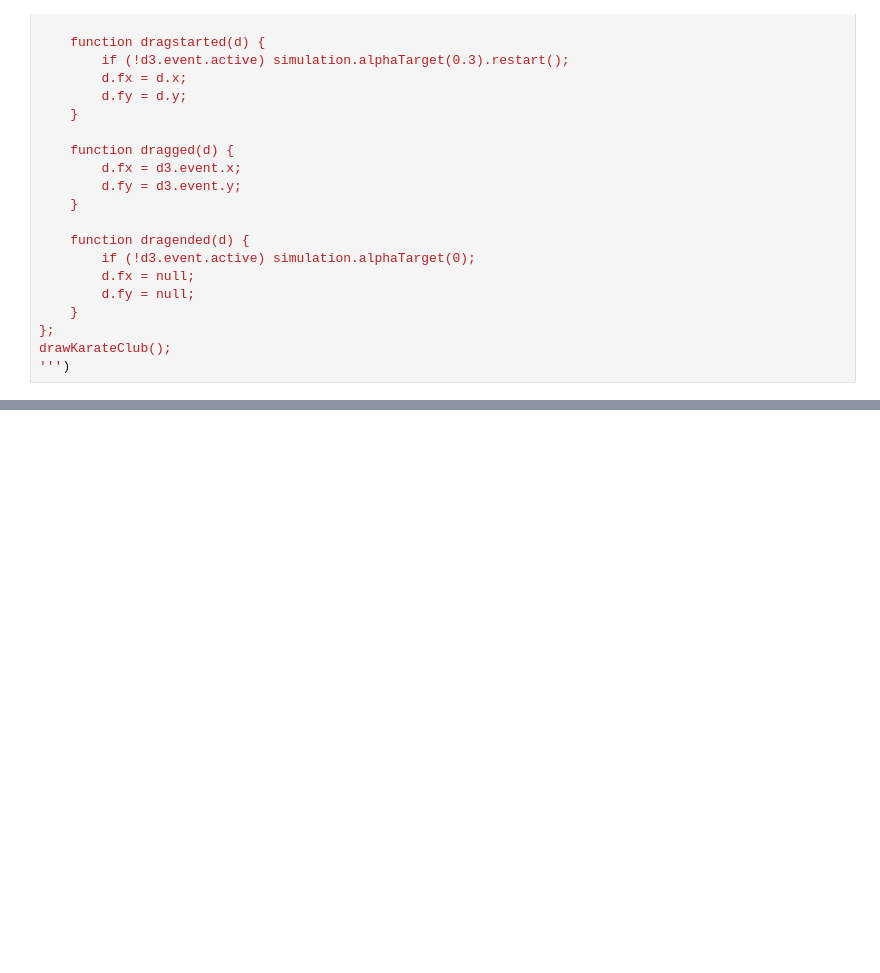
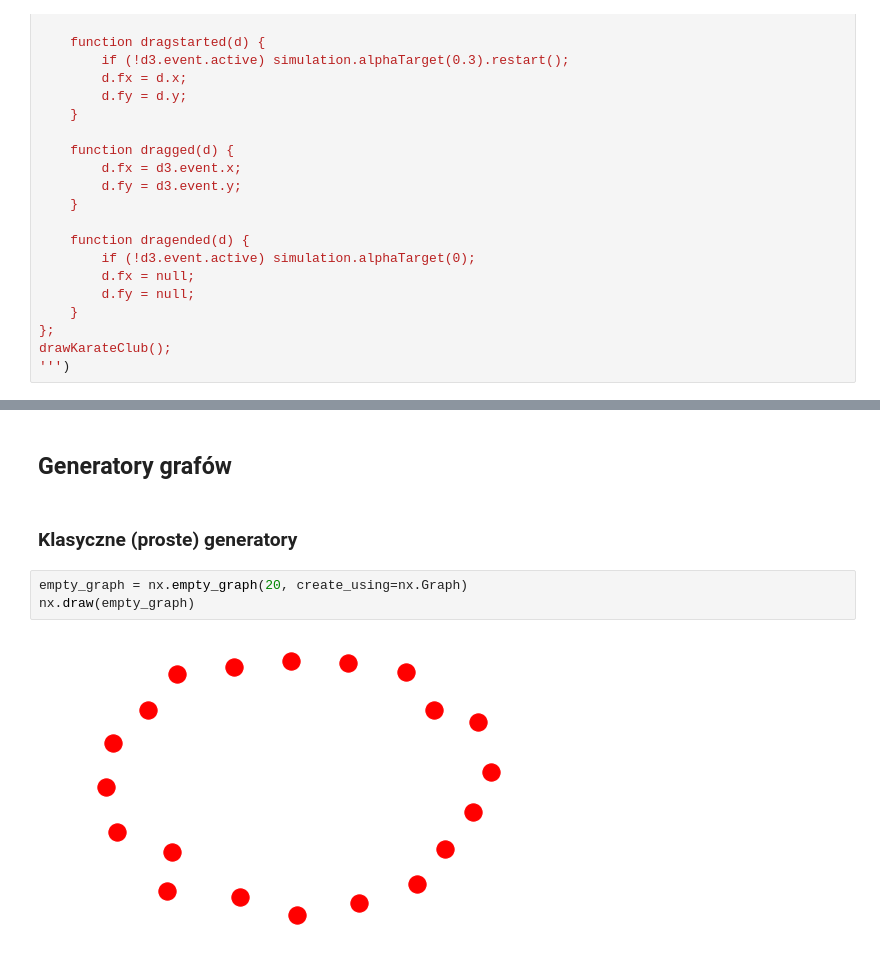
Before and after one commit to szymanskim/networkx-library-workshop, a Jupyter notebook: notebooks/NetworkX_Live.ipynb, the cells around one changed output, grey strips where cells are left out. Cells and saved outputs as stored; diff of their text form; blank space fills up the shorter version.

Commit message:
Add some classic generators

```diff
--- a/notebooks/NetworkX_Live.ipynb
+++ b/notebooks/NetworkX_Live.ipynb
@@ -430,3 +427,12 @@ html = HTML(html_template.substitute({'css_text': css_text, 'js_text': js_text})
 display(html)
 # %% [output]
 [interactive output not drawn]
+# %% [markdown]
+## Generatory grafów
+# %% [markdown]
+### Klasyczne (proste) generatory
+# %%
+empty_graph = nx.empty_graph(20, create_using=nx.Graph)
+nx.draw(empty_graph)
+# %% [output]
+[figure, added]
```
Also changed, not shown: parts of 21 cells of this notebook.
